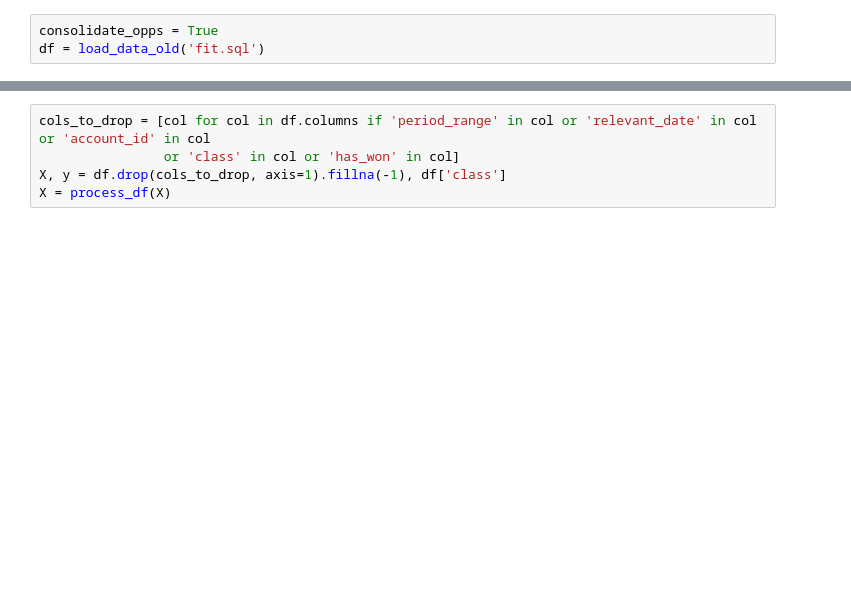
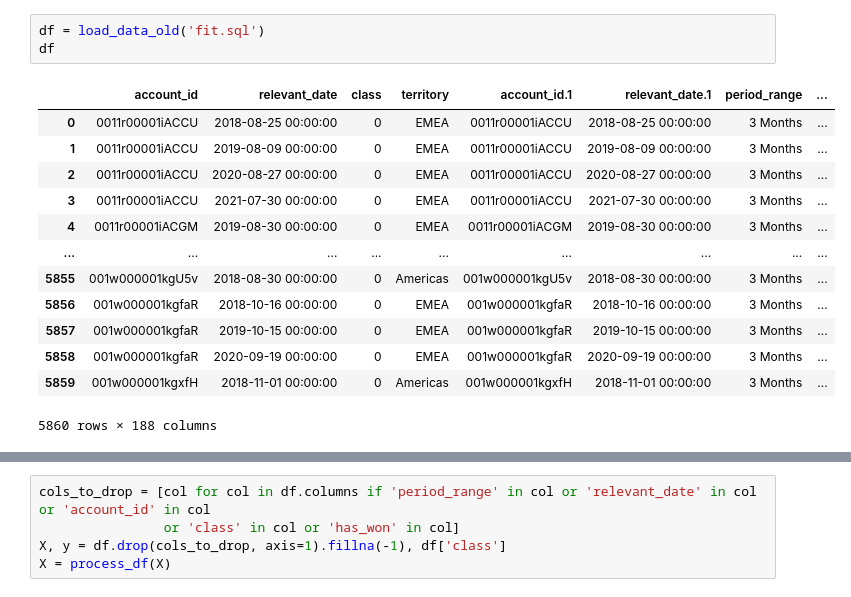
Before and after one commit to jfrog/pro-prox-model, a Jupyter notebook: main.ipynb, the cells around one changed output, grey strips where cells are left out. Saved outputs shown, nothing was run; the diff lists cells and outputs as text; blank space fills up the shorter version.

```diff
--- a/main.ipynb
+++ b/main.ipynb
@@ -71,4 +62,18 @@ def process_df(X_temp):
     return X_temp
 # %%
-consolidate_opps = True
 df = load_data_old('fit.sql')
+df
+# %% [output]
+|  | account_id | relevant_date | class | territory | account_id.1 | relevant_date.1 | period_range | ... |
+| 0 | 0011r00001iACCU | 2018-08-25 00:00:00 | 0 | EMEA | 0011r00001iACCU | 2018-08-25 00:00:00 | 3 Months | ... |
+| 1 | 0011r00001iACCU | 2019-08-09 00:00:00 | 0 | EMEA | 0011r00001iACCU | 2019-08-09 00:00:00 | 3 Months | ... |
+| 2 | 0011r00001iACCU | 2020-08-27 00:00:00 | 0 | EMEA | 0011r00001iACCU | 2020-08-27 00:00:00 | 3 Months | ... |
+| 3 | 0011r00001iACCU | 2021-07-30 00:00:00 | 0 | EMEA | 0011r00001iACCU | 2021-07-30 00:00:00 | 3 Months | ... |
+| 4 | 0011r00001iACGM | 2019-08-30 00:00:00 | 0 | EMEA | 0011r00001iACGM | 2019-08-30 00:00:00 | 3 Months | ... |
+| ... | ... | ... | ... | ... | ... | ... | ... | ... |
+| 5855 | 001w000001kgU5v | 2018-08-30 00:00:00 | 0 | Americas | 001w000001kgU5v | 2018-08-30 00:00:00 | 3 Months | ... |
+| 5856 | 001w000001kgfaR | 2018-10-16 00:00:00 | 0 | EMEA | 001w000001kgfaR | 2018-10-16 00:00:00 | 3 Months | ... |
+| 5857 | 001w000001kgfaR | 2019-10-15 00:00:00 | 0 | EMEA | 001w000001kgfaR | 2019-10-15 00:00:00 | 3 Months | ... |
+| 5858 | 001w000001kgfaR | 2020-09-19 00:00:00 | 0 | EMEA | 001w000001kgfaR | 2020-09-19 00:00:00 | 3 Months | ... |
+| 5859 | 001w000001kgxfH | 2018-11-01 00:00:00 | 0 | Americas | 001w000001kgxfH | 2018-11-01 00:00:00 | 3 Months | ... |
+5860 rows × 188 columns
```
Also changed, not shown: parts of 34 cells of this notebook, 1 other file.
